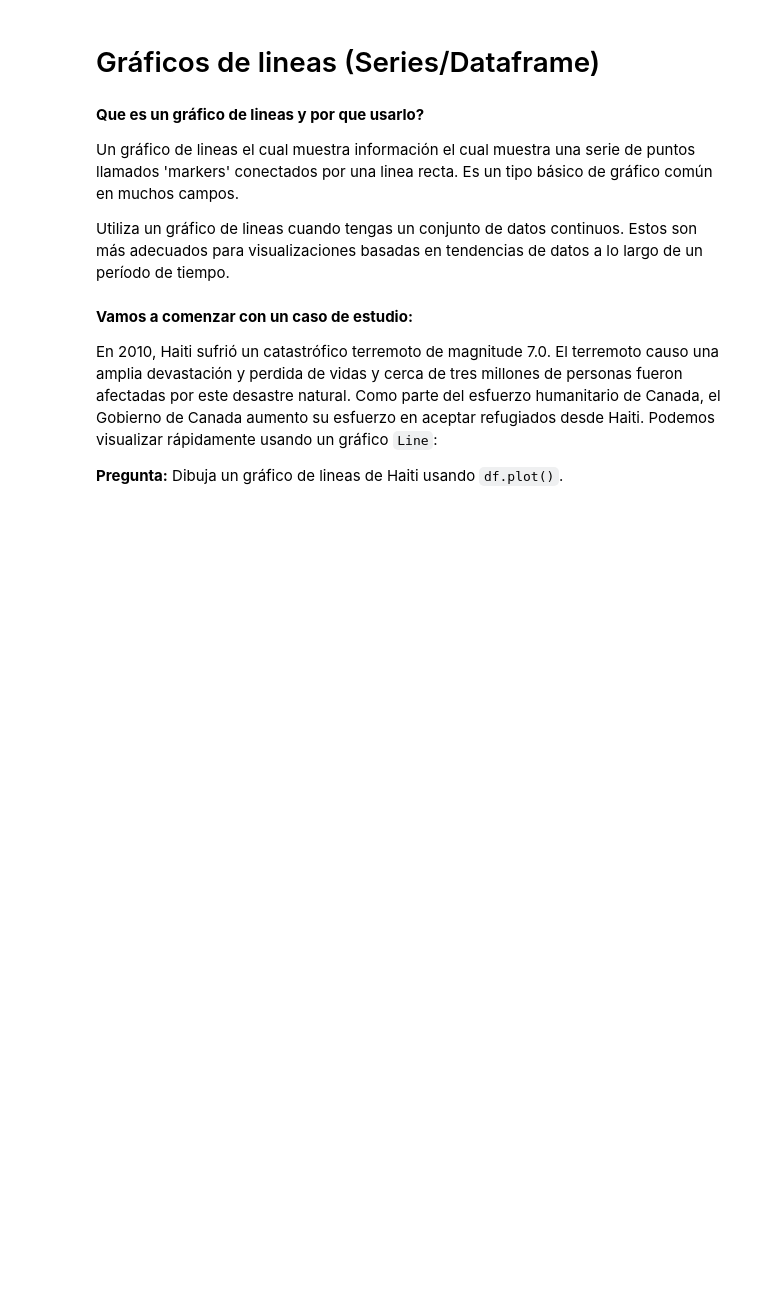
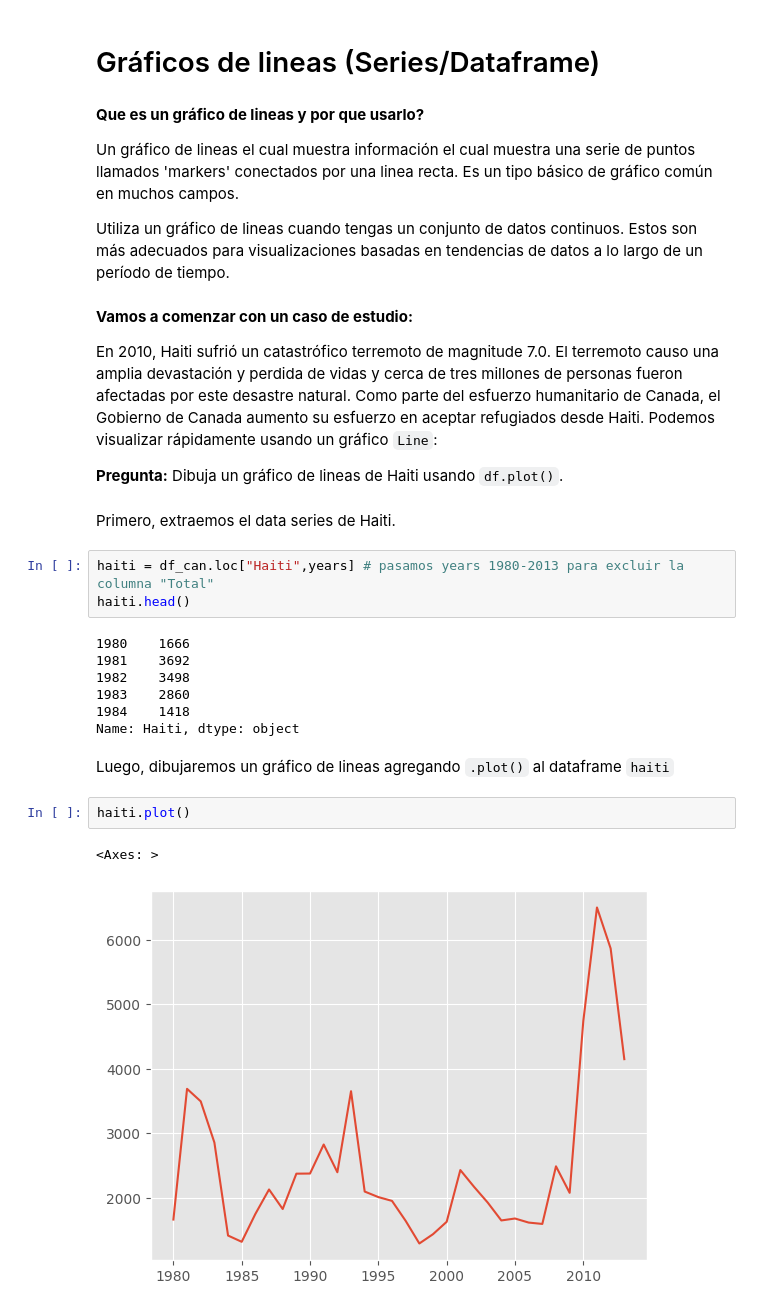
Before and after one commit to reivincitot/Curso-ibm, a Jupyter notebook: Data visualization with python/data_visualization_lab1.ipynb, the cells around one changed output. Cells and saved outputs as stored; diff of their text form; blank space fills up the shorter version.

Commit message:
Fin del lab 1 Data Visualization with python

```diff
--- a/Data visualization with python/data_visualization_lab1.ipynb
+++ b/Data visualization with python/data_visualization_lab1.ipynb
@@ -642,3 +642,22 @@ Utiliza un gráfico de lineas cuando tengas un conjunto de datos continuos. Esto
 En 2010, Haiti sufrió un catastrófico terremoto de magnitude 7.0. El terremoto causo una amplia devastación y perdida de vidas y cerca de tres millones de personas fueron afectadas por este desastre natural. Como parte del esfuerzo humanitario de Canada, el Gobierno de Canada aumento su esfuerzo en aceptar refugiados desde Haiti. Podemos visualizar rápidamente usando un gráfico `Line`:
 
 **Pregunta:** Dibuja un gráfico de lineas de Haiti usando `df.plot()`.
+# %% [markdown]
+Primero, extraemos el data series de Haiti.
+# %%
+haiti = df_can.loc["Haiti",years] # pasamos years 1980-2013 para excluir la columna "Total"
+haiti.head()
+# %% [output]
+1980    1666
+1981    3692
+1982    3498
+1983    2860
+1984    1418
+Name: Haiti, dtype: object
+# %% [markdown]
+Luego, dibujaremos un gráfico de lineas agregando `.plot()` al dataframe `haiti`
+# %%
+haiti.plot()
+# %% [output]
+<Axes: >
+[figure, added]
```
Also changed, not shown: parts of 20 cells of this notebook.
